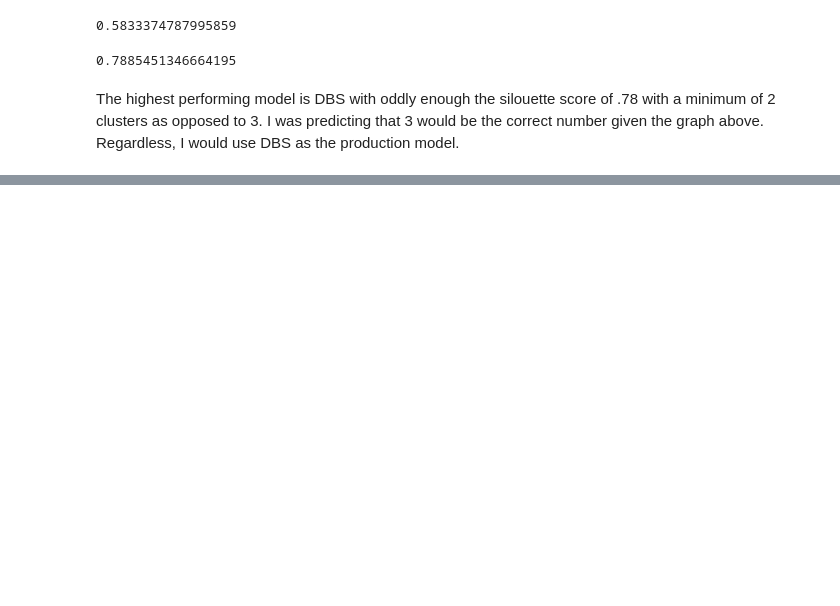
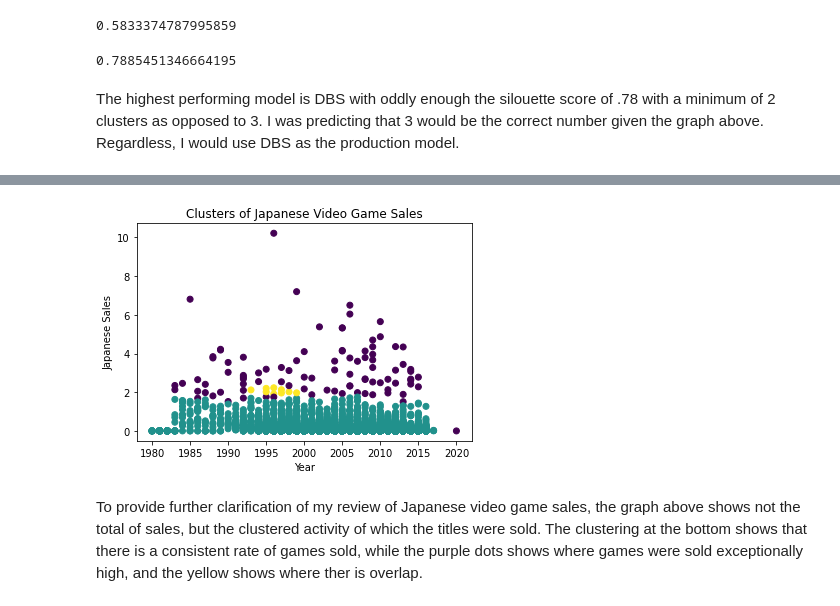
Before and after one commit to bd-hedstrom/VideoGameSales, a Jupyter notebook: Project2_VideoGameSales_Hedstrom.ipynb, the cells around one changed output, grey strips where cells are left out. Cells and saved outputs as stored; diff of their text form; code cells hidden in the pictures; blank space fills up the shorter version.

```diff
--- a/Project2_VideoGameSales_Hedstrom.ipynb
+++ b/Project2_VideoGameSales_Hedstrom.ipynb
@@ -357,0 +366,4 @@ Edit: This is an unsupervised learning model, and the goal of this project is to
+# %%
+raw_VG_data = pd.read_csv('/content/videoGameSales.csv')
+raw_VG_data = raw_VG_data[['Year', 'JP_Sales']]
+raw_VG_data.head()
@@ -357,0 +377,15 @@ Edit: This is an unsupervised learning model, and the goal of this project is to
+# %%
+scaled_df = scaler.fit_transform(df)
+# %%
+dbs = DBSCAN(eps = 0.5, min_samples = 5).fit(scaled_df)
+# %%
+raw_VG_data['cluster'] = dbs.labels_
+# %%
+plt.scatter(raw_VG_data['Year'], raw_VG_data['JP_Sales'], c = raw_VG_data['cluster'])
+plt.xlabel('Year')
+plt.ylabel('Japanese Sales')
+plt.title('Clusters of Japanese Video Game Sales');
+# %% [output]
+[figure, added]
+# %% [markdown]
+To provide further clarification of my review of Japanese video game sales, the graph above shows not the total of sales, but the clustered activity of which the titles were sold. The clustering at the bottom shows that there is a consistent rate of games sold, while the purple dots shows where games were sold exceptionally high, and the yellow shows where ther is overlap.
```
Also changed, not shown: parts of 6 cells of this notebook.
